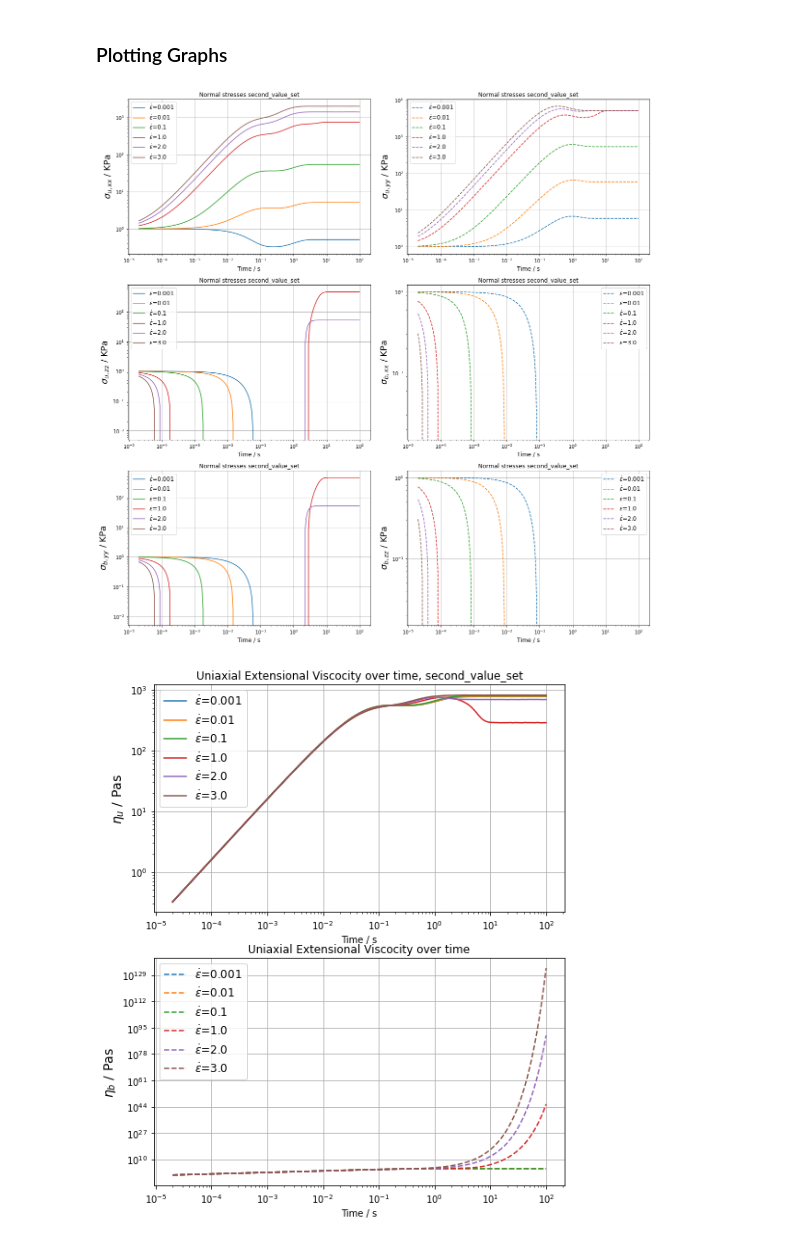
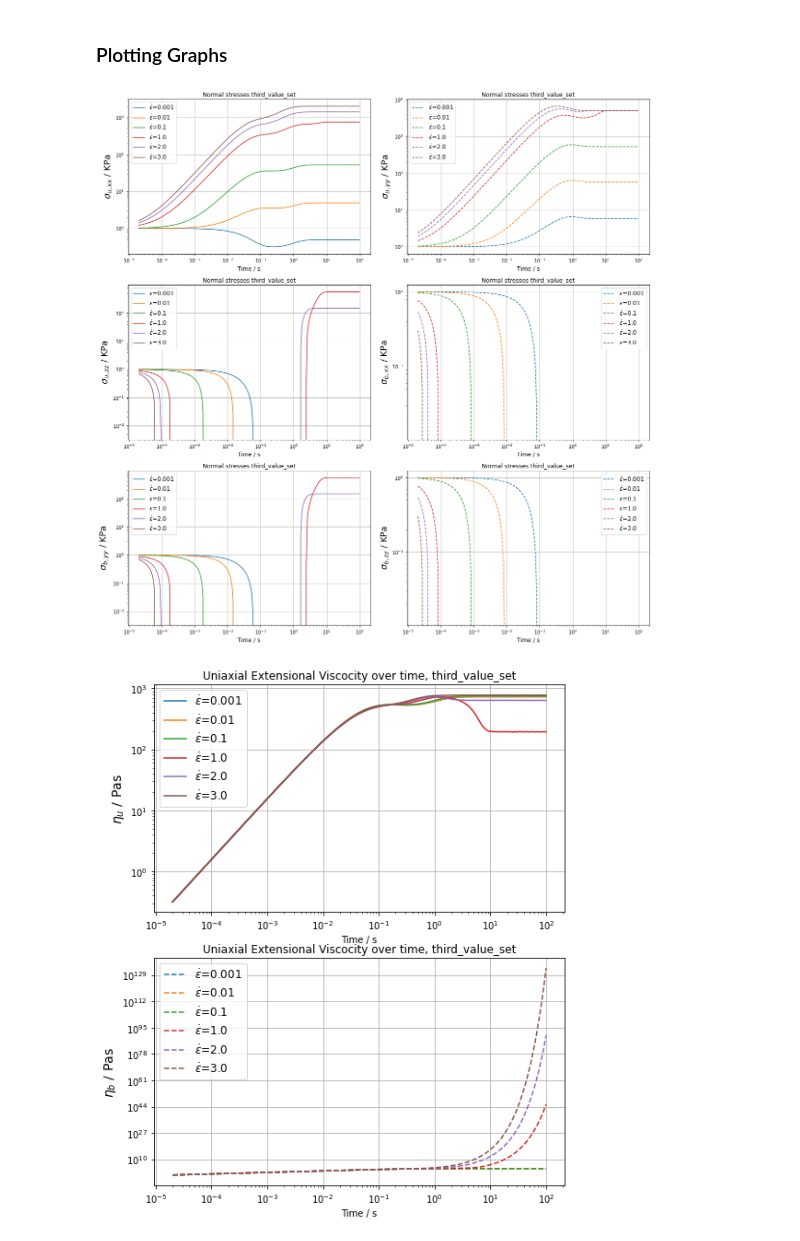
Before and after one commit to sc-coding-work/Sticky_Dumbbell_MS_Project, a Jupyter notebook: Sticky_Dumbbell_4.ipynb, the cells around one changed output. Cells and saved outputs as stored; diff of their text form; code cells hidden in the pictures.

Commit message:
Version 1.03 (Third value set graphs)

```diff
--- a/Sticky_Dumbbell_4.ipynb
+++ b/Sticky_Dumbbell_4.ipynb
@@ -49,11 +49,11 @@ def rhs(t, y):
 ### Getting data from parameters
 # %%
 # Define parameters
-alpha = 2.0 #Not sure why alpha is 1.1, I think it should be 1.71 based off equation 21 in pdf
-tau_u = 0.0379
-tau_b = 5.5923
-k_plus = 0.7183 #Binding rate of sorts
-k_minus = 1.5544 #Unbinding rate of sorts
+alpha = 10.0 #Currently useless parameter
+tau_u = 0.0381
+tau_b = 57.3744
+k_plus = 0.7830 #Binding rate of sorts
+k_minus = 1.7256 #Unbinding rate of sorts
 nkT = 16877.04 #In Pascals
 
 phi = (tau_b/tau_u)**0.5 #Ratio between conformational relaxation times, see section C in Sticky_Dumbbell_4 pdf
@@ -169,7 +169,7 @@ for i in range(len(StrainRate)):
 y_axis_labels = [r"$\sigma_{u,xx}$", r"$\sigma_{u,yy}$", r"$\sigma_{u,zz}$",
                  r"$\sigma_{b,xx}$", r"$\sigma_{b,yy}$", r"$\sigma_{b,zz}$"]
 for i in range(len(StrainRate)):
-    axs[i].set_title("Normal stresses second_value_set")
+    axs[i].set_title("Normal stresses third_value_set")
     axs[i].set_xlabel("Time / s", fontsize=12)
     axs[i].set_ylabel(f"{y_axis_labels[i]} / KPa", fontsize=18)
     axs[i].set_xscale("log")
@@ -178,41 +178,41 @@ for i in range(len(StrainRate)):
     axs[i].grid(True)
 
 fig.subplots_adjust(wspace=0.15, hspace=0.2)
-fig.savefig("normal_stresses_graphs_second_value_set.png", dpi=300, bbox_inches="tight")
+fig.savefig("normal_stresses_graphs_third_value_set.png", dpi=300, bbox_inches="tight")
 # %% [output]
-[figure, old version]
+[figure, new version]
 # %%
 fig, axs = plt.subplots(2, 1, figsize=(8, 10))
 #colors = plt.rcParams['axes.prop_cycle'].by_key()['color'] #List of default matplotlib colors
 axs = axs.flatten() #Making it a 1D array, in number order
 for i in range(len(StrainRate)):
     sigma_u_sol = sigma_u_list[i]
     sigma_b_sol = sigma_b_list[i]
     uniaxial_ext_visc_u = (sigma_u_sol[:, 0, 0] - sigma_u_sol[:, 1, 1])/StrainRate[i]
     uniaxial_ext_visc_b = (sigma_b_sol[:, 0, 0] - sigma_b_sol[:, 1, 1])/StrainRate[i]
 
     # --- New plot: Stress vs Strain ---
     axs[0].plot(t, uniaxial_ext_visc_u, label=fr"$\dot{{\epsilon}}$={StrainRate[i]}")#, c=colors[5])
     axs[1].plot(t, uniaxial_ext_visc_b, '--', label=fr"$\dot{{\epsilon}}$={StrainRate[i]}")#, c=colors[5])
 
 
 axs[0].set_xlabel("Time / s")
 axs[0].set_ylabel(r"$\eta_{u}$ / Pas", fontsize=14)
-axs[0].set_title("Uniaxial Extensional Viscocity over time, second_value_set")
+axs[0].set_title("Uniaxial Extensional Viscocity over time, third_value_set")
 axs[0].set_xscale("log")
 axs[0].set_yscale("log")
 axs[0].legend(fontsize=12)
 axs[0].grid(True)
 
 axs[1].set_xlabel("Time / s")
 axs[1].set_ylabel(r"$\eta_{b}$ / Pas", fontsize=14)
-axs[1].set_title("Uniaxial Extensional Viscocity over time")
+axs[1].set_title("Uniaxial Extensional Viscocity over time, third_value_set")
 axs[1].set_xscale("log")
 axs[1].set_yscale("log")
 axs[1].legend(fontsize=12)
 axs[1].grid(True)
 
 
 fig.savefig("extens_visc_graphs_second_value_set.png", dpi=300, bbox_inches="tight")
 # %% [output]
-[figure, old version]
+[figure, new version]
```
Also changed, not shown: parts of 2 cells of this notebook, 2 other files.
